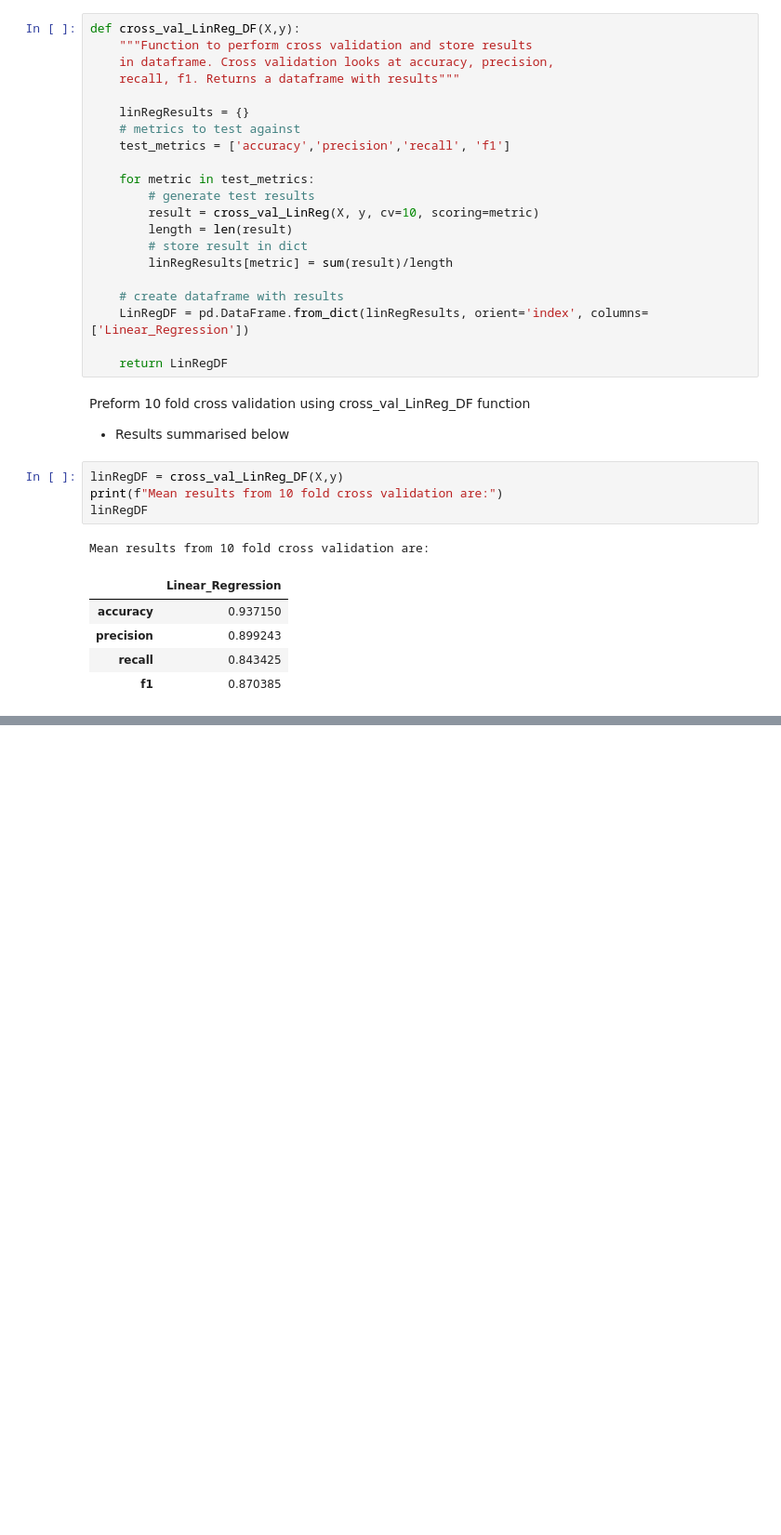
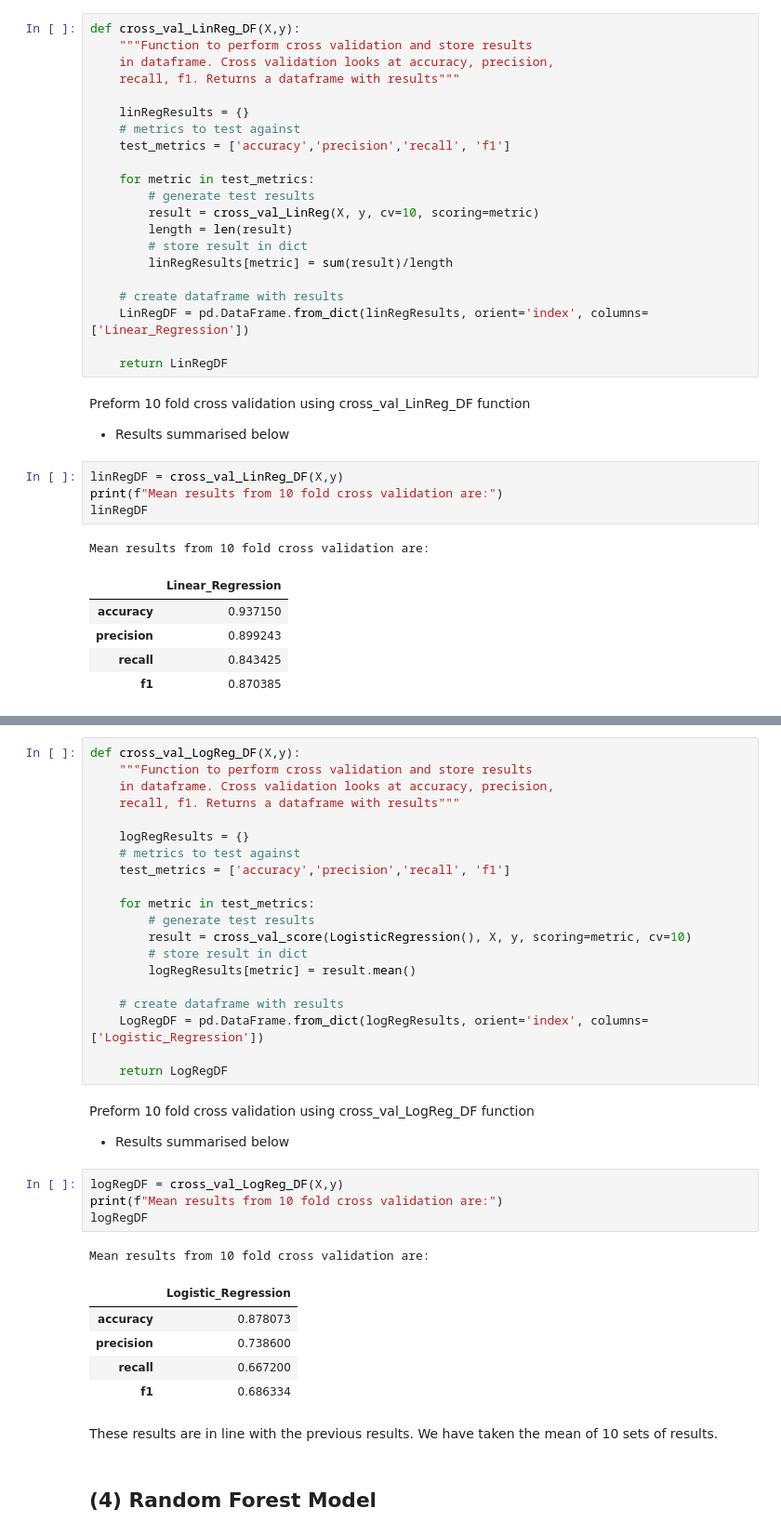
Before and after one commit to paul-od24/data_analytics_hw2, a Jupyter notebook: hw2 copy.ipynb, the cells around one changed output, grey strips where cells are left out. Shown at 93% size. Saved outputs shown, nothing was run; the diff lists cells and outputs as text; blank space fills up the shorter version.

```diff
--- a/hw2 copy.ipynb
+++ b/hw2 copy.ipynb
@@ -1340,0 +1556,38 @@ Mean results from 10 fold cross validation are:
+# %%
+def cross_val_LogReg_DF(X,y):
+    """Function to perform cross validation and store results
+    in dataframe. Cross validation looks at accuracy, precision,
+    recall, f1. Returns a dataframe with results"""
+
+    logRegResults = {}
+    # metrics to test against
+    test_metrics = ['accuracy','precision','recall', 'f1']
+
+    for metric in test_metrics:
+        # generate test results
+        result = cross_val_score(LogisticRegression(), X, y, scoring=metric, cv=10)
+        # store result in dict
+        logRegResults[metric] = result.mean()
+
+    # create dataframe with results
+    LogRegDF = pd.DataFrame.from_dict(logRegResults, orient='index', columns=['Logistic_Regression'])
+
+    return LogRegDF
+# %% [markdown]
+Preform 10 fold cross validation using cross_val_LogReg_DF function
+- Results summarised below
+# %%
+logRegDF = cross_val_LogReg_DF(X,y)
+print(f"Mean results from 10 fold cross validation are:")
+logRegDF
+# %% [output]
+Mean results from 10 fold cross validation are:
+|  | Logistic_Regression |
+| accuracy | 0.878073 |
+| precision | 0.738600 |
+| recall | 0.667200 |
+| f1 | 0.686334 |
+# %% [markdown]
+These results are in line with the previous results. We have taken the mean of 10 sets of results.
+# %% [markdown]
+## (4) Random Forest Model
```
Also changed, not shown: parts of 22 cells of this notebook, 2 other files.
